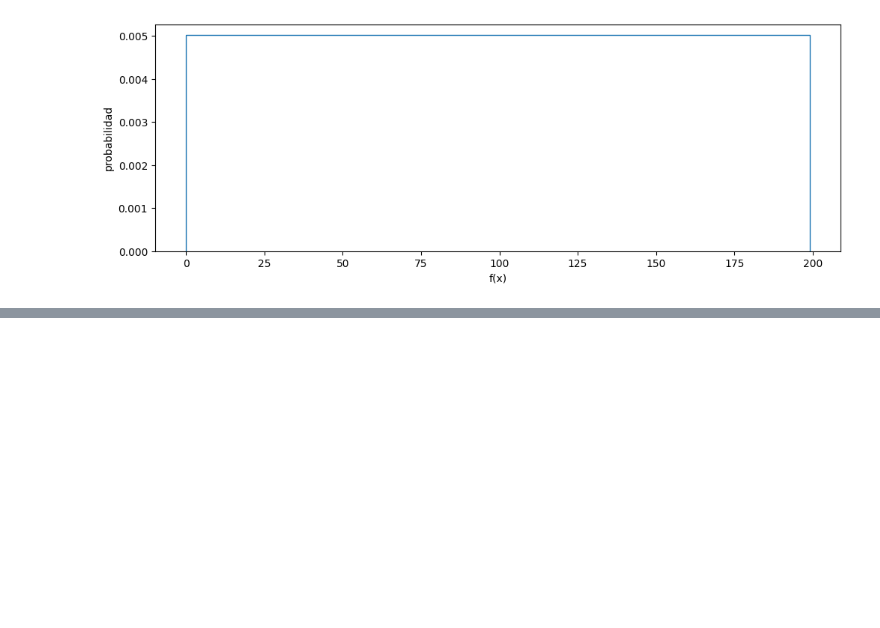
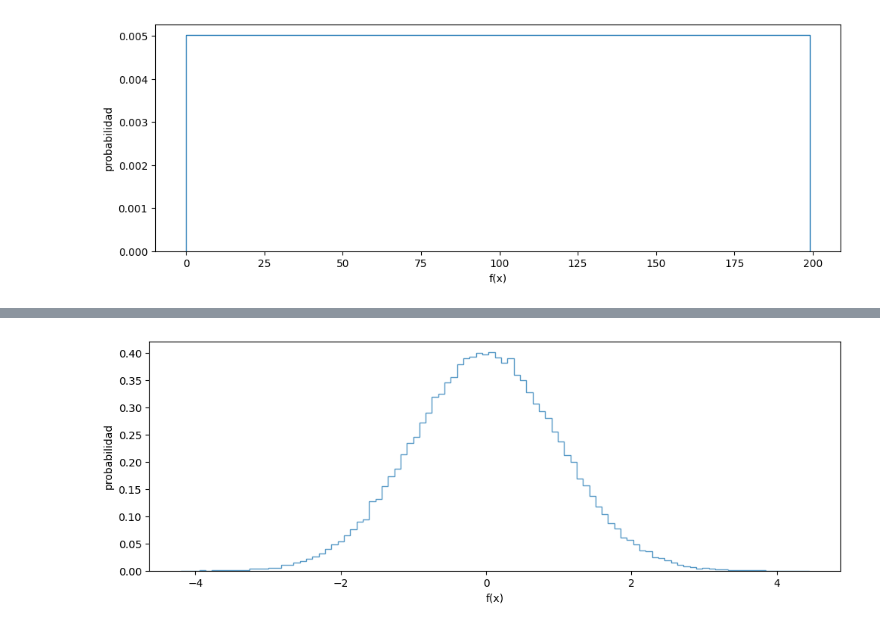
Before and after one commit to EliasGanem/Tps_Senales_Electricas_2024, a Jupyter notebook: Tp2/Tp2.ipynb, the cells around one changed output, grey strips where cells are left out. Drawn from its saved outputs; the diff is of its cells as text; code cells hidden in the pictures; blank space fills up the shorter version.

```diff
--- a/Tp2/Tp2.ipynb
+++ b/Tp2/Tp2.ipynb
@@ -227,0 +250,10 @@ plt.show()
+# %%
+hist_normal = plt.gcf()
+hist_normal.set_size_inches(30/2.54, 10/2.54)  # ahora en cm
+
+plt.hist(dist_normal, bins=100, alpha=0.75, facecolor="g", density=True, histtype="step", orientation="vertical")
+plt.xlabel("f(x)")
+plt.ylabel("probabilidad")
+plt.show()
+# %% [output]
+[figure, added]
```
Also changed, not shown: parts of 4 cells of this notebook.
